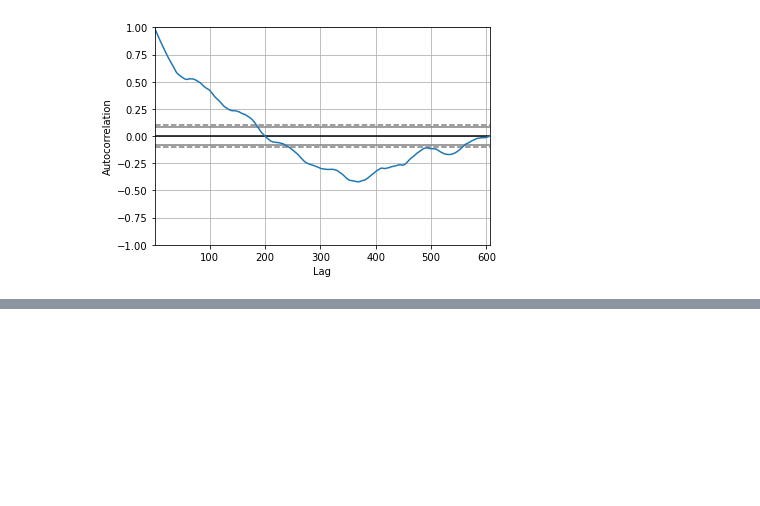
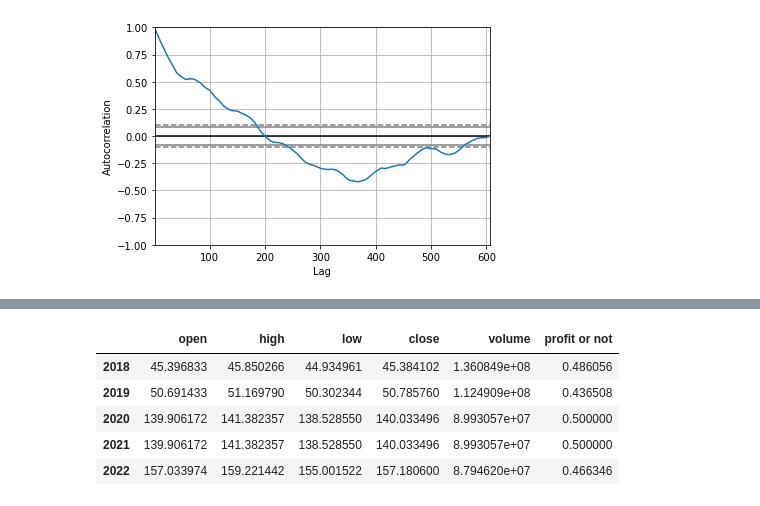
Before and after one commit to Shambhurajdesai/Time-Series, a Jupyter notebook: Untitled.ipynb, the cells around one changed output, grey strips where cells are left out. Drawn from its saved outputs; the diff is of its cells as text; code cells hidden in the pictures; blank space fills up the shorter version.

Commit message:
Add files via upload
Sorted the data primarily which is give by month to month, I sort it by years wise and took average of each year and create new data frame to calculate the p-value and lags

```diff
--- a/Untitled.ipynb
+++ b/Untitled.ipynb
@@ -231,0 +263,18 @@ pd.plotting.autocorrelation_plot(df_2019['close'])
+# %%
+df_2018 = pd.DataFrame(df[(df['date']>='01-01-2018') & (df['date']<='31-12-2018')].mean(),columns=['2018'])
+df_2019 = pd.DataFrame(df[(df['date']>='01-01-2019') & (df['date']<='31-12-2019')].mean(),columns=['2019'])
+df_2020 = pd.DataFrame(df[(df['date']>='01-01-2021') & (df['date']<='31-12-2021')].mean(),columns=['2020'])
+df_2021 = pd.DataFrame(df[(df['date']>='01-01-2021') & (df['date']<='31-12-2021')].mean(),columns=['2021'])
+df_2022 = pd.DataFrame(df[(df['date']>='01-01-2022') & (df['date']<='31-12-2022')].mean(),columns=['2022'])
+# %%
+dff = pd.concat([df_2018,df_2019,df_2020,df_2021,df_2022],axis=1)
+dff= np.transpose(dff)
+# %%
+dff
+# %% [output]
+|  | open | high | low | close | volume | profit or not |
+| 2018 | 45.396833 | 45.850266 | 44.934961 | 45.384102 | 1.360849e+08 | 0.486056 |
+| 2019 | 50.691433 | 51.169790 | 50.302344 | 50.785760 | 1.124909e+08 | 0.436508 |
+| 2020 | 139.906172 | 141.382357 | 138.528550 | 140.033496 | 8.993057e+07 | 0.500000 |
+| 2021 | 139.906172 | 141.382357 | 138.528550 | 140.033496 | 8.993057e+07 | 0.500000 |
+| 2022 | 157.033974 | 159.221442 | 155.001522 | 157.180600 | 8.794620e+07 | 0.466346 |
```
Also changed, not shown: parts of 3 cells of this notebook.
